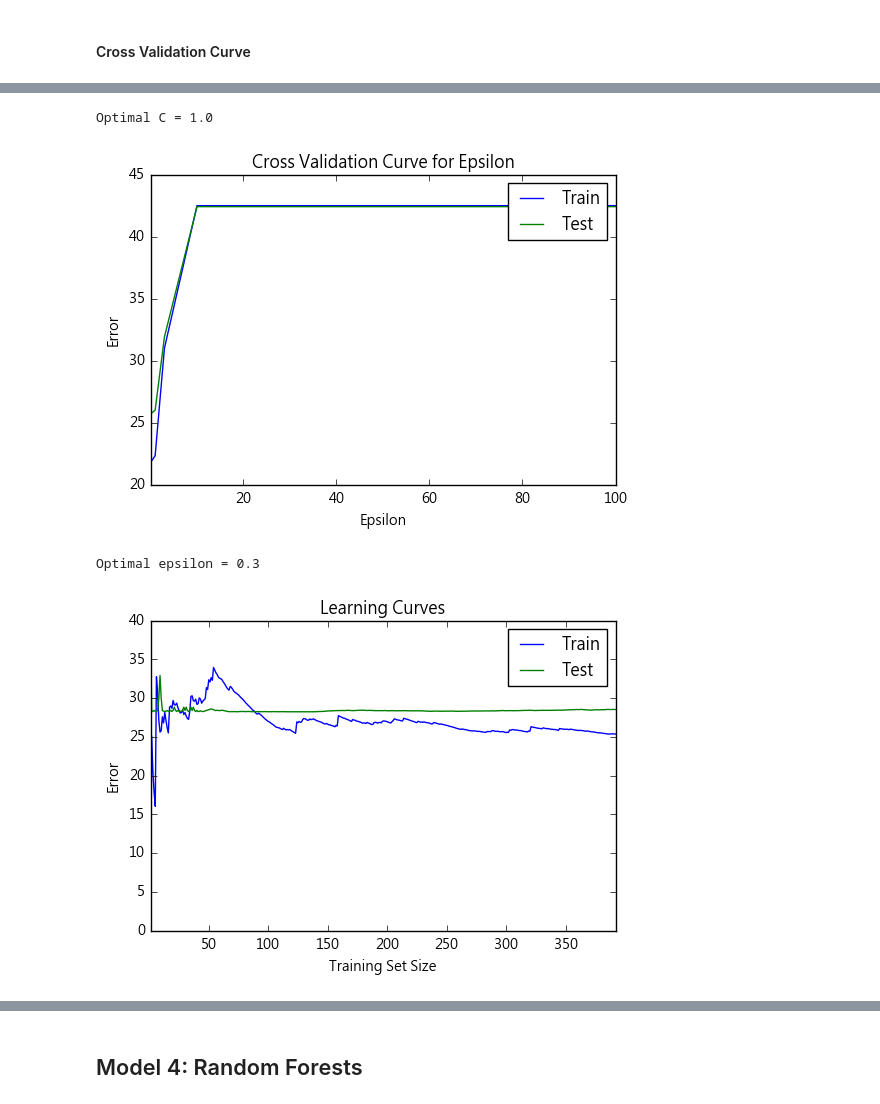
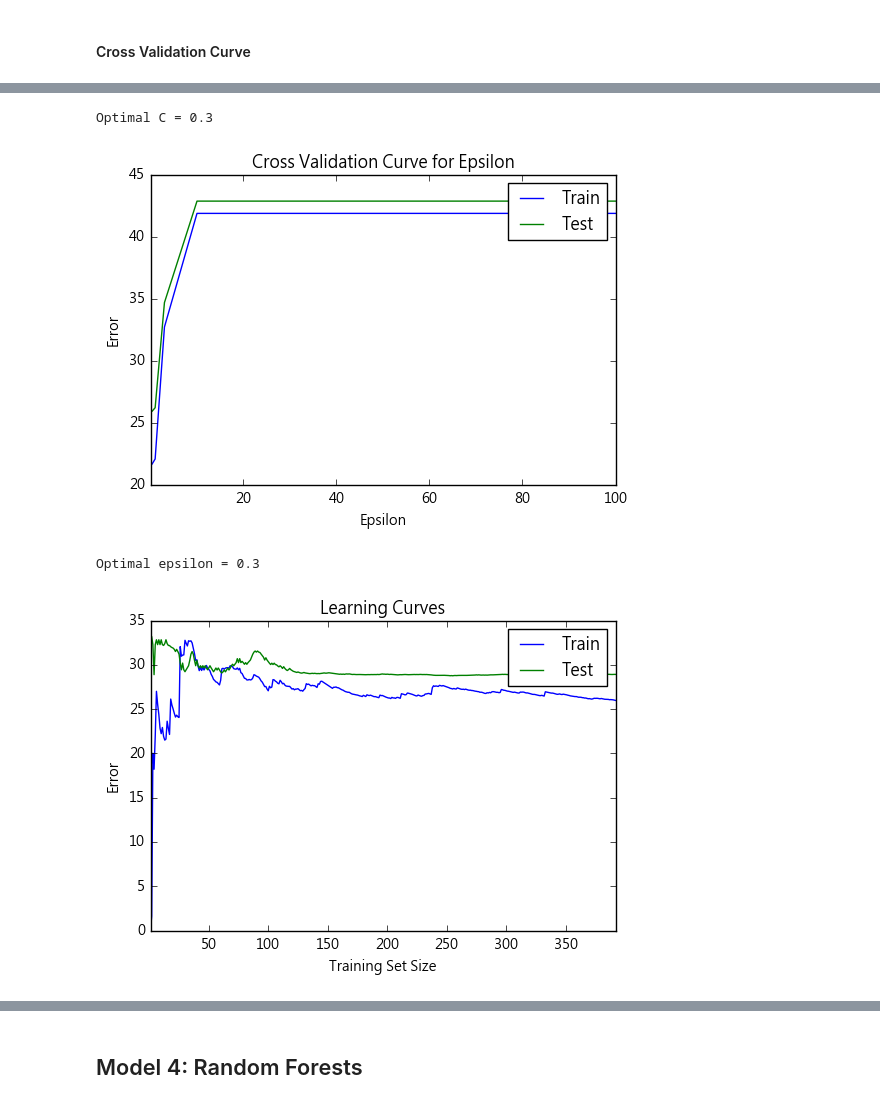
Before and after one commit to lincht/TradeModel, a Jupyter notebook: model/growth_pred.ipynb, the cells around one changed output, grey strips where cells are left out. Cells and saved outputs as stored; diff of their text form; code cells hidden in the pictures.

```diff
--- a/model/growth_pred.ipynb
+++ b/model/growth_pred.ipynb
@@ -87,3 +57,25 @@ class GroupMeanNormalizer(object):
+# %%
+import re
+
+class GroupMeanNormalizer(object):
+    """Transform data by substracting group mean from group members.
+
+    The groupby variable ``groupby`` must be a MultiIndex level.
+    """
+    def __init__(self, data, groupby):
+        self.groupby = groupby
+        self.means = data.groupby(level=groupby).mean()
+        self.level_ind = data.index.names.index(self.groupby)
+
+    def transform(self, data):
+        df = data.groupby(level=self.groupby).apply(
+            lambda g: g - self.means.loc[g.index.values[0][self.level_ind]])
+        return df
+
+    def inverse_transform(self, data):
+        df = data.groupby(level=self.groupby).apply(
+            lambda g: g + self.means.loc[g.index.values[0][self.level_ind]])
+        return df
 # %%
 from sklearn.preprocessing import StandardScaler
 
@@ -116,6 +100,7 @@ def compute_g_pred(y_pred, y_actual, g_actual):
     """Compute predicted % growth using predicted log(y), actual log(y), and actual % growth.
 
     Keyword arguments:
+    ------------------
     y_pred -- predicted log(y)
     y_actual -- actual log(y)
     g_actual -- actual % growth
@@ -407,12 +392,12 @@ plot_model_comparison(
 # %% [markdown]
 #### Preprocessing
 # %%
-lr_df = read_lr_data(drop_im_growth=False)
+lr_df2 = read_lr_data(drop_im_growth=False)
 # Compute growth in export and GDP per capita
-lr_df['ex_growth'] = percent_change(lr_df, groupby='country', col='ex')
-lr_df['capita_growth'] = percent_change(lr_df, groupby='country', col='gdp_capita')
+lr_df2['ex_growth'] = percent_change(lr_df2, groupby='country', col='ex')
+lr_df2['capita_growth'] = percent_change(lr_df2, groupby='country', col='gdp_capita')
 # Keep only complete cases
-lr_df = lr_df[['country', 'ex_growth', 'gdp_growth', 'capita_growth', 'im_growth']].dropna()
+lr_df2 = lr_df2[['ex_growth', 'gdp_growth', 'capita_growth', 'im_growth']].dropna()
 # %% [markdown]
 #### EDA
 # %%
@@ -435,10 +420,9 @@ Clearly there are a number of extreme values. Try removing them and see if thing
 # %%
 from functools import reduce
 
-idx = (np.abs((lr_df.drop('country', axis=1) - lr_df.drop('country', axis=1).mean())
-              / lr_df.drop('country', axis=1).std()) <= 3).apply(
+non_outlier = (np.abs((lr_df2 - lr_df2.mean()) / lr_df2.std()) < 3).apply(
     lambda x: reduce(np.logical_and, x), axis=1)
-outlier_rm = lr_df[idx]
+outlier_rm = lr_df2[non_outlier]
 
 scatter_matrix(outlier_rm, alpha=0.2, figsize=(8, 6))
 plt.show()
@@ -697,7 +681,9 @@ def cv_curve(model, **params):
     print('Optimal {} = {}'.format(param, optimal))
     return optimal
 
-optimal_C = cv_curve(model='svr', kernel='rbf', C=[0.001, 0.003, 0.01, 0.03, 0.1, 0.3, 1, 3, 10, 30, 100])
-optimal_epsilon = cv_curve(model='svr', kernel='rbf', C=3, epsilon=[0.001, 0.003, 0.01, 0.03, 0.1, 0.3, 1, 3, 10, 30, 100])
+optimal_C = cv_curve(model='svr', kernel='rbf',
+                     C=[0.001, 0.003, 0.01, 0.03, 0.1, 0.3, 1, 3, 10, 30, 100])
+optimal_epsilon = cv_curve(model='svr', kernel='rbf', C=3,
+                           epsilon=[0.001, 0.003, 0.01, 0.03, 0.1, 0.3, 1, 3, 10, 30, 100])
 learning_curves(model='svr', kernel='rbf', C=optimal_C, epsilon=optimal_epsilon)
 # %% [output]
@@ -705,7 +691,7 @@ learning_curves(model='svr', kernel='rbf', C=optimal_C, epsilon=optimal_epsilon)
-Optimal C = 1.0
+Optimal C = 0.3
-[figure, old version]
+[figure, new version]
 Optimal epsilon = 0.3
-[figure, old version]
+[figure, new version]
 # %%
 ExportGrowthModel(data=outlier_rm, X=['gdp_growth', 'capita_growth', 'im_growth'], y='ex_growth',
                   model='svr', kernel='rbf', C=optimal_C, epsilon=optimal_epsilon, scale=True,
```
Also changed, not shown: parts of 14 cells of this notebook.
